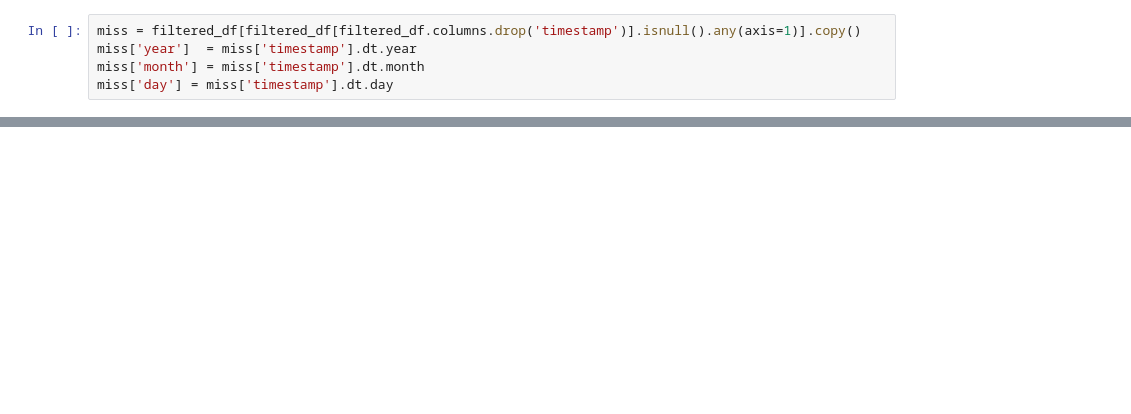
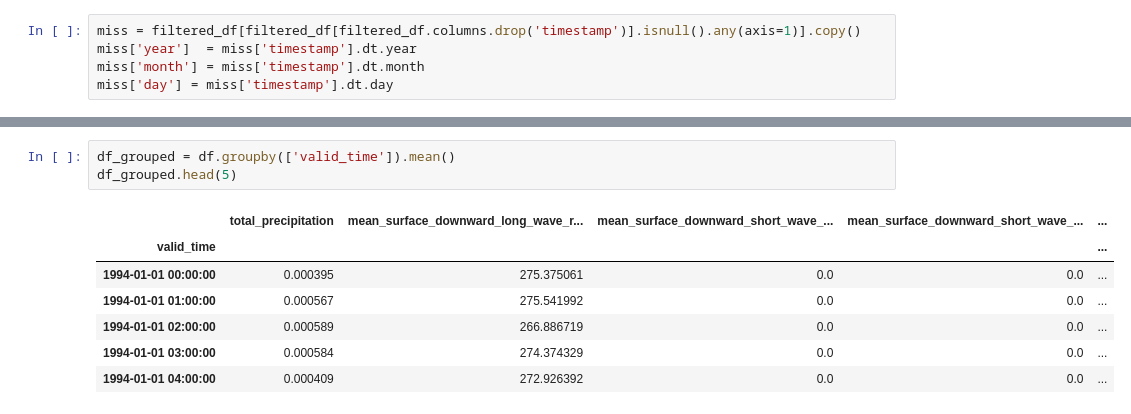
Before and after one commit to mrquaternion/CS-Pipeline, a Jupyter notebook: notebook.ipynb, the cells around one changed output, grey strips where cells are left out. Drawn from its saved outputs; the diff is of its cells as text; blank space fills up the shorter version.

```diff
--- a/notebook.ipynb
+++ b/notebook.ipynb
@@ -143,0 +47,11 @@ FrozenList(['time', 'latitude', 'longitude'])
+# %%
+df_grouped = df.groupby(['valid_time']).mean()
+df_grouped.head(5)
+# %% [output]
+|  | total_precipitation | mean_surface_downward_long_wave_r... | mean_surface_downward_short_wave_... | mean_surface_downward_short_wave_... | ... |
+| valid_time |  |  |  |  | ... |
+| 1994-01-01 00:00:00 | 0.000395 | 275.375061 | 0.0 | 0.0 | ... |
+| 1994-01-01 01:00:00 | 0.000567 | 275.541992 | 0.0 | 0.0 | ... |
+| 1994-01-01 02:00:00 | 0.000589 | 266.886719 | 0.0 | 0.0 | ... |
+| 1994-01-01 03:00:00 | 0.000584 | 274.374329 | 0.0 | 0.0 | ... |
+| 1994-01-01 04:00:00 | 0.000409 | 272.926392 | 0.0 | 0.0 | ... |
```
Also changed, not shown: parts of 13 cells of this notebook.
